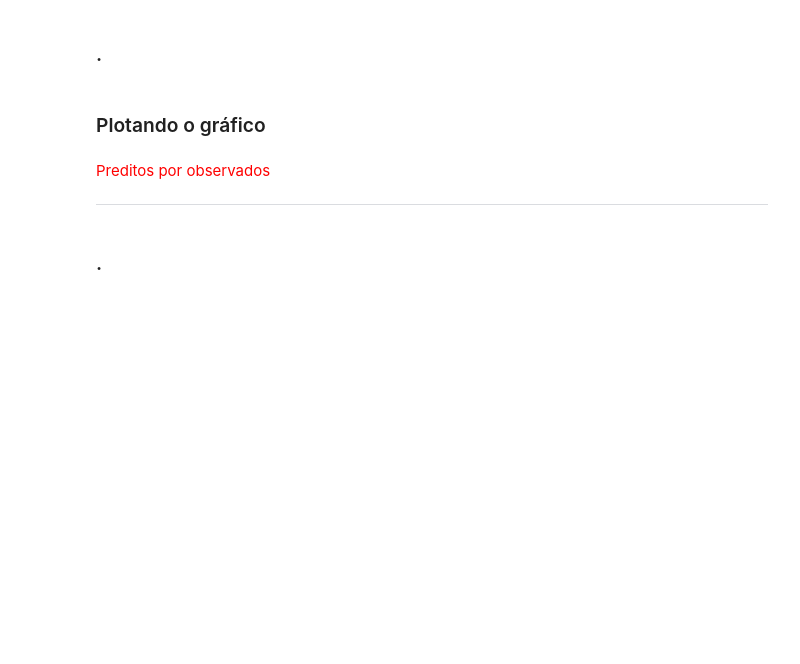
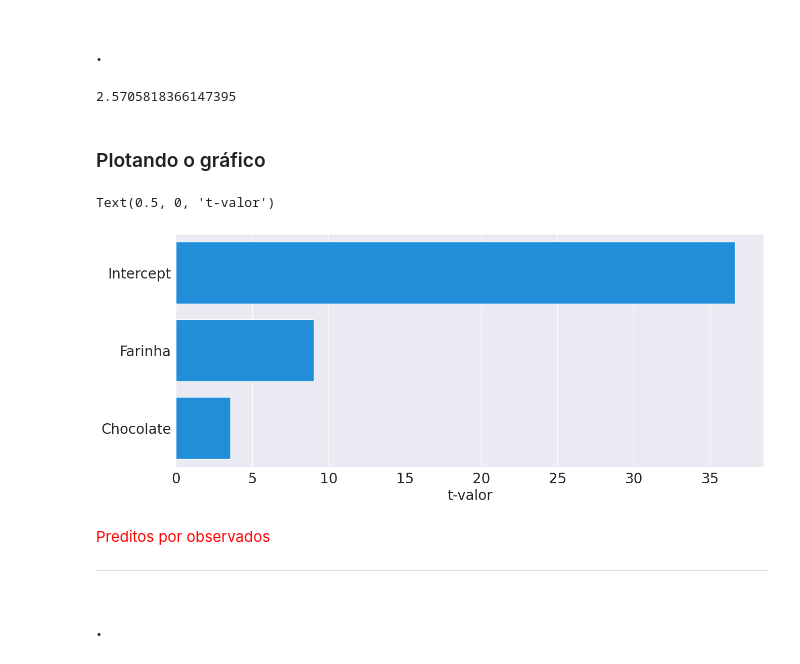
Before and after one commit to arthur-pulini/Estatistica_com_python_8, a Jupyter notebook: Planejamento_experimentos_aula.ipynb, the cells around one changed output. Drawn from its saved outputs; the diff is of its cells as text; code cells hidden in the pictures; blank space fills up the shorter version.

Commit message:
Criando um novo modelo

```diff
--- a/Planejamento_experimentos_aula.ipynb
+++ b/Planejamento_experimentos_aula.ipynb
@@ -416,3 +416,7 @@ pareto.plot(limite, nome, 'r')
 
 
 <hr>
+# %%
+modelo_2 = smf.ols(data=experimento, formula='Porcoes ~ Farinha + Chocolate')
+# %%
+modelo_2_ajustado = modelo_2.fit()
@@ -425,3 +449,5 @@ pareto.plot(limite, nome, 'r')
 <p style='margin: 30px 30px;'>
 
 <hr style = 'border: 1px solid purple;'>
+# %%
+t_valores = modelo_2_ajustado.tvalues
@@ -427,0 +461,2 @@ pareto.plot(limite, nome, 'r')
+# %%
+nome = t_valores.index.tolist()
@@ -429,0 +471,4 @@ pareto.plot(limite, nome, 'r')
+# %%
+distribuicao.ppf(q=1 - 0.025)
+# %% [output]
+2.5705818366147395
@@ -430,5 +477,13 @@ pareto.plot(limite, nome, 'r')
 # %% [markdown]
 ### Plotando o gráfico
+# %%
+pareto = sns.barplot(x=t_valores, y=nome)
+pareto.figure.set_size_inches(15,6)
+pareto.tick_params(labelsize=20)
+pareto.set_xlabel('t-valor', fontsize=20)
+# %% [output]
+Text(0.5, 0, 't-valor')
+[figure, added]
 # %% [markdown]
 <font color='red' style='font-size: 30px;'> Preditos por observados  </font>
 <hr style='border: 2px solid red;'>
```
Also changed, not shown: parts of 5 cells of this notebook.
